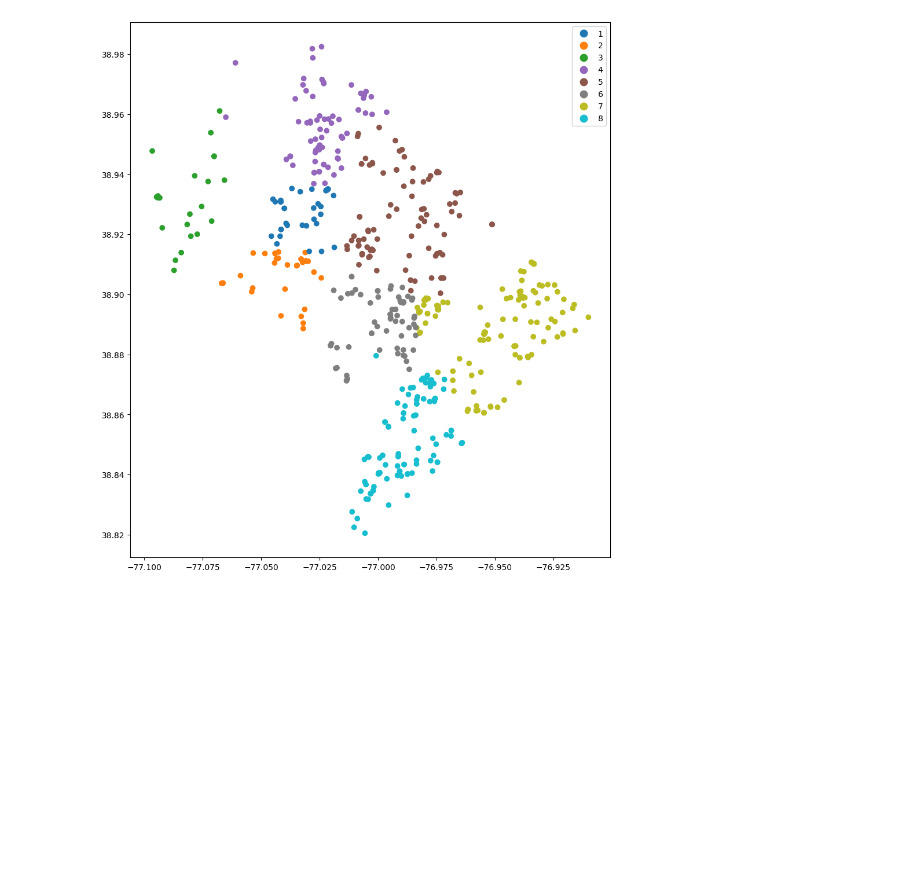
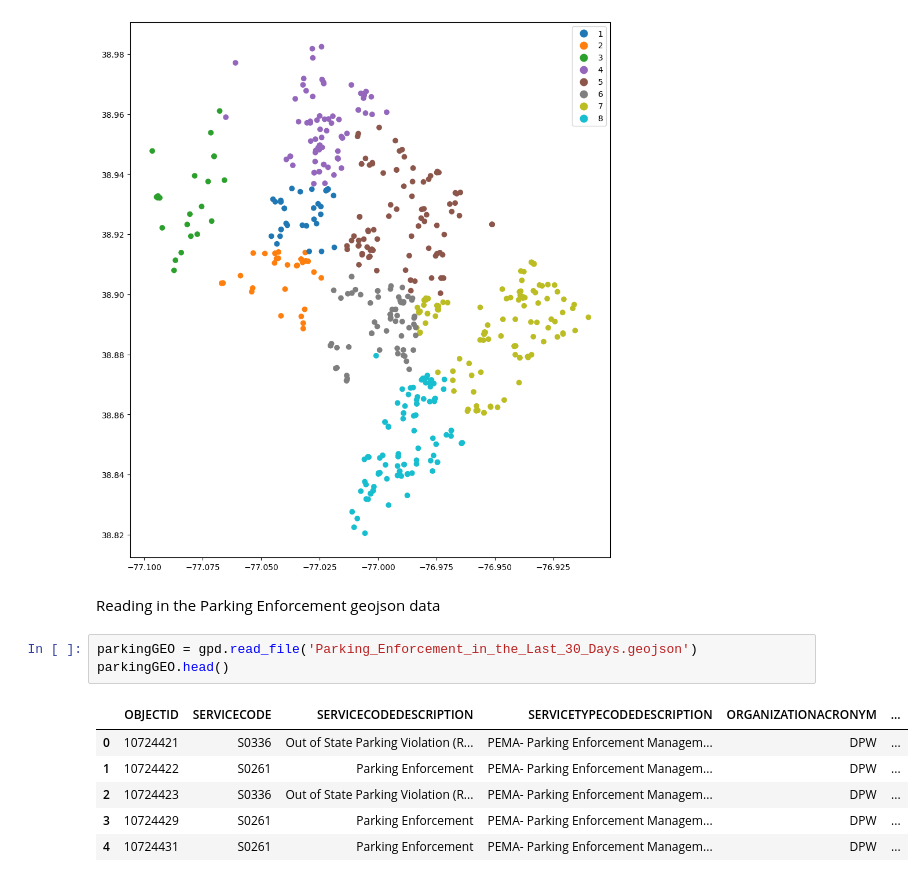
Before and after one commit to MarioVA1/INST447FinalProject, a Jupyter notebook: INST477_Final_Project.ipynb, the cells around one changed output. Cells and saved outputs as stored; diff of their text form; blank space fills up the shorter version.

```diff
--- a/INST477_Final_Project.ipynb
+++ b/INST477_Final_Project.ipynb
@@ -252,3 +258,15 @@ abandonedGEO.plot(column = 'WARD', legend = True, figsize = (20,12))
 # %% [output]
 <Axes: >
 [figure]
+# %% [markdown]
+Reading in the Parking Enforcement geojson data
+# %%
+parkingGEO = gpd.read_file('Parking_Enforcement_in_the_Last_30_Days.geojson')
+parkingGEO.head()
+# %% [output]
+|  | OBJECTID | SERVICECODE | SERVICECODEDESCRIPTION | SERVICETYPECODEDESCRIPTION | ORGANIZATIONACRONYM | ... |
+| 0 | 10724421 | S0336 | Out of State Parking Violation (R... | PEMA- Parking Enforcement Managem... | DPW | ... |
+| 1 | 10724422 | S0261 | Parking Enforcement | PEMA- Parking Enforcement Managem... | DPW | ... |
+| 2 | 10724423 | S0336 | Out of State Parking Violation (R... | PEMA- Parking Enforcement Managem... | DPW | ... |
+| 3 | 10724429 | S0261 | Parking Enforcement | PEMA- Parking Enforcement Managem... | DPW | ... |
+| 4 | 10724431 | S0261 | Parking Enforcement | PEMA- Parking Enforcement Managem... | DPW | ... |
```
Also changed, not shown: parts of 6 cells of this notebook.
